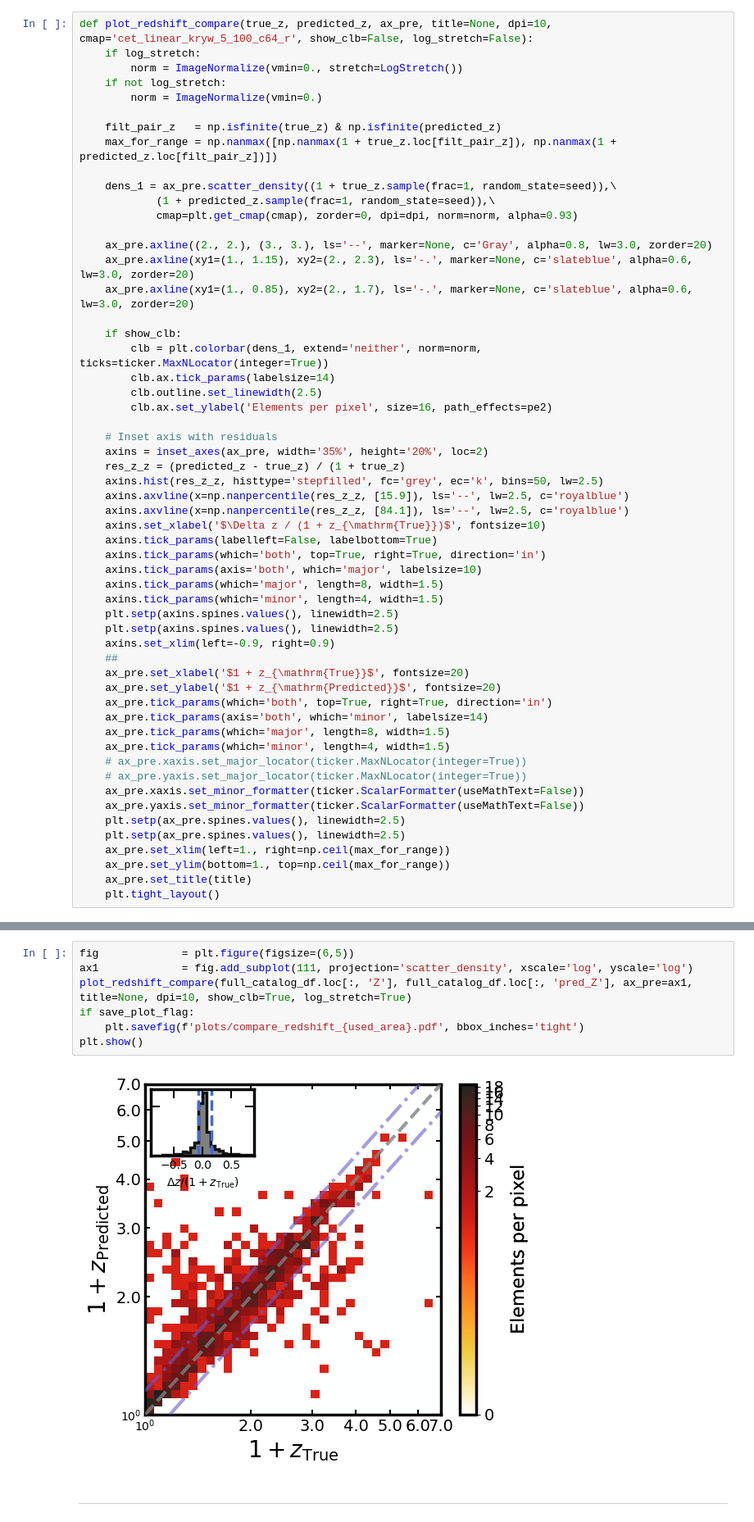
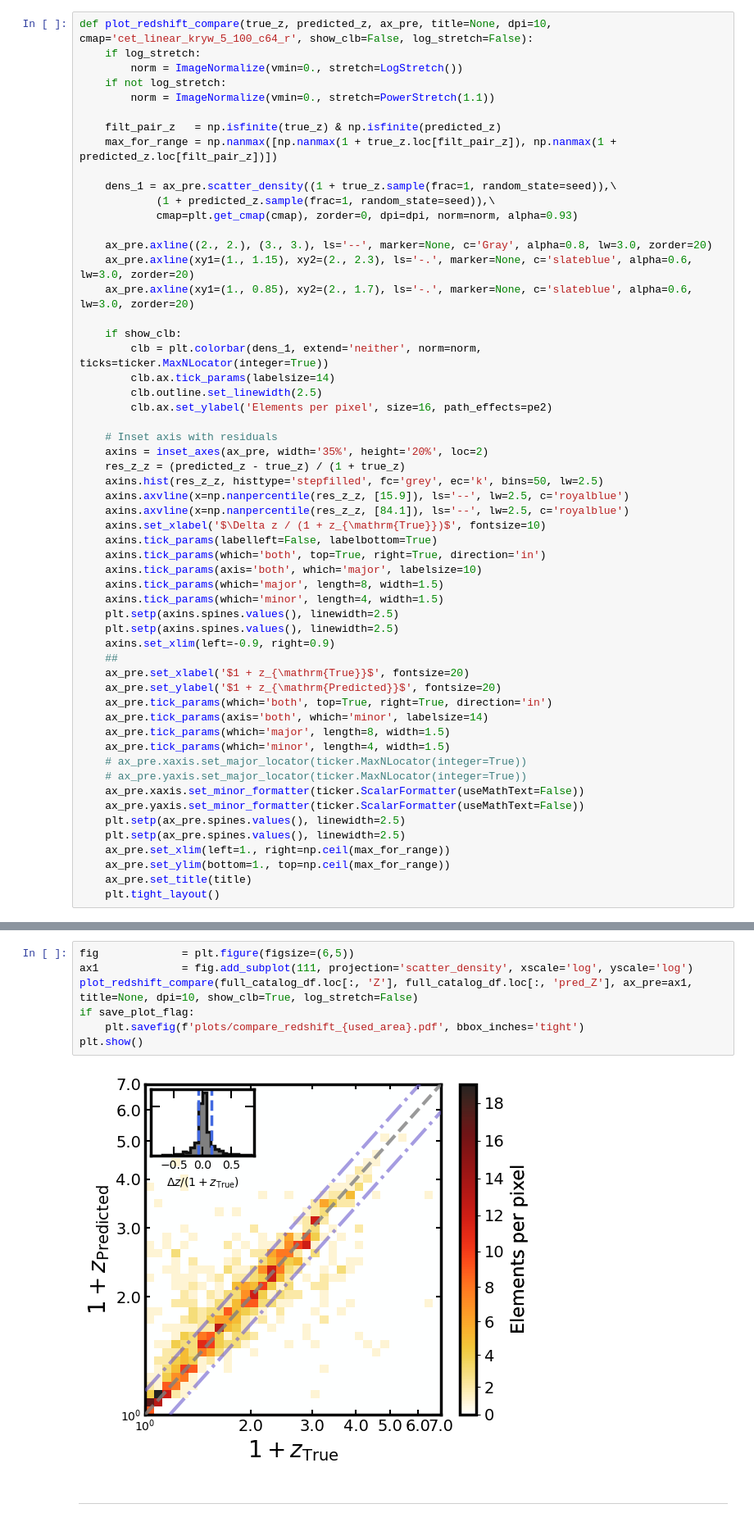
Before and after one commit to racarvajal/Pipeline_RG_z_ML, a Jupyter notebook: ML_12.ipynb, the cells around one changed output, grey strips where cells are left out. Shown at 82% size. Drawn from its saved outputs; the diff is of its cells as text.

Commit message:
fix scaling plots

```diff
--- a/ML_12.ipynb
+++ b/ML_12.ipynb
@@ -207,7 +207,7 @@ def plot_redshift_compare(true_z, predicted_z, ax_pre, title=None, dpi=10, cmap=
     if log_stretch:
         norm = ImageNormalize(vmin=0., stretch=LogStretch())
     if not log_stretch:
-        norm = ImageNormalize(vmin=0.)
+        norm = ImageNormalize(vmin=0., stretch=PowerStretch(1.1))
 
     filt_pair_z   = np.isfinite(true_z) & np.isfinite(predicted_z)
     max_for_range = np.nanmax([np.nanmax(1 + true_z.loc[filt_pair_z]), np.nanmax(1 + predicted_z.loc[filt_pair_z])])
@@ -984,12 +984,12 @@ plt.show()
 # %%
 fig             = plt.figure(figsize=(6,5))
 ax1             = fig.add_subplot(111, projection='scatter_density', xscale='log', yscale='log')
-plot_redshift_compare(full_catalog_df.loc[:, 'Z'], full_catalog_df.loc[:, 'pred_Z'], ax_pre=ax1, title=None, dpi=10, show_clb=True, log_stretch=True)
+plot_redshift_compare(full_catalog_df.loc[:, 'Z'], full_catalog_df.loc[:, 'pred_Z'], ax_pre=ax1, title=None, dpi=10, show_clb=True, log_stretch=False)
 if save_plot_flag:
     plt.savefig(f'plots/compare_redshift_{used_area}.pdf', bbox_inches='tight')
 plt.show()
 # %% [output]
-[figure, old version]
+[figure, new version]
 # %% [markdown]
 ---
 # %% [markdown]
```
Also changed, not shown: parts of 2 cells of this notebook.
